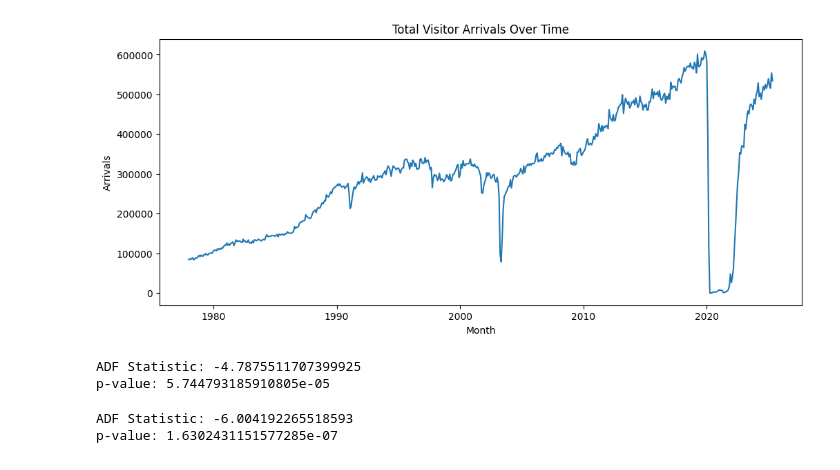
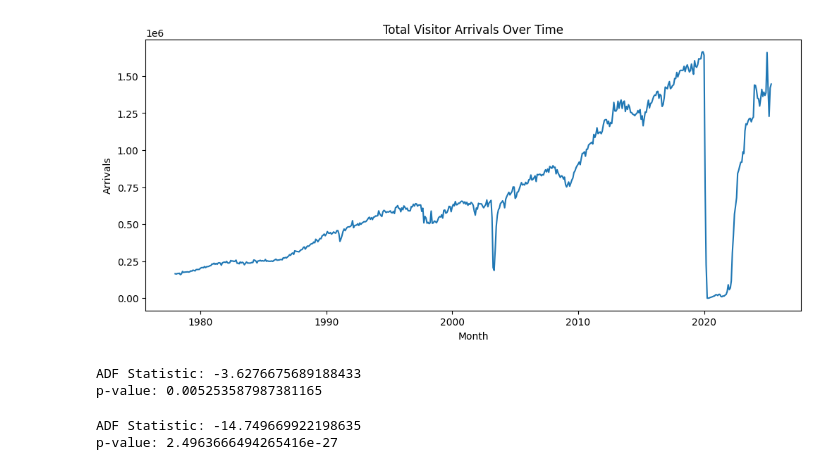
Before and after one commit to Lhanxi/IS3107-tourism-crowd-pipeline, a Jupyter notebook: notebooks/time_series_analysis.ipynb, the cells around one changed output. Drawn from its saved outputs; the diff is of its cells as text; code cells hidden in the pictures.

```diff
--- a/notebooks/time_series_analysis.ipynb
+++ b/notebooks/time_series_analysis.ipynb
@@ -43,0 +32,5 @@ data.head()
+# %%
+total_data = pd.read_csv("../data/total_visitor_arrivals_monthly.csv")
+total_data["month"] = pd.to_datetime(total_data["month"])
+print(total_data.shape)
+total_data.head()
@@ -44,35 +45,27 @@ data.head()
 # %%
-ts_data = (
-    data
-    .groupby("month")["visitor_arrivals"]
-    .sum()
-    .reset_index()
-    .sort_values("month")
-)
-
 plt.figure(figsize=(12, 5))
-plt.plot(ts_data["month"], ts_data["visitor_arrivals"])
+plt.plot(total_data["month"], total_data["total_visitor_arrivals"])
 plt.title("Total Visitor Arrivals Over Time")
 plt.xlabel("Month")
 plt.ylabel("Arrivals")
 plt.show()
 # %% [output]
-[figure, old version]
+[figure, new version]
 # %%
-ts_data["log_arrivals"] = np.log1p(ts_data["visitor_arrivals"])
+total_data["total_log_arrivals"] = np.log1p(total_data["total_visitor_arrivals"])
 
-result = adfuller(ts_data["log_arrivals"].dropna())
+result = adfuller(total_data["total_log_arrivals"].dropna())
 print("ADF Statistic:", result[0])
 print("p-value:", result[1])
 # %% [output]
-ADF Statistic: -4.7875511707399925
-p-value: 5.744793185910805e-05
+ADF Statistic: -3.6276675689188433
+p-value: 0.005253587987381165
 # %%
-ts_data["diff_1"] = ts_data["log_arrivals"].diff()
-adfuller_result_diff_1 = adfuller(ts_data["diff_1"].dropna())
+total_data["diff_1"] = total_data["total_log_arrivals"].diff()
+adfuller_result_diff_1 = adfuller(total_data["diff_1"].dropna())
 print("ADF Statistic:", adfuller_result_diff_1[0])
 print("p-value:", adfuller_result_diff_1[1])
 # %% [output]
-ADF Statistic: -6.004192265518593
-p-value: 1.6302431151577285e-07
+ADF Statistic: -14.749669922198635
+p-value: 2.4963666494265416e-27
 # %%
```
Also changed, not shown: parts of 22 cells of this notebook.
